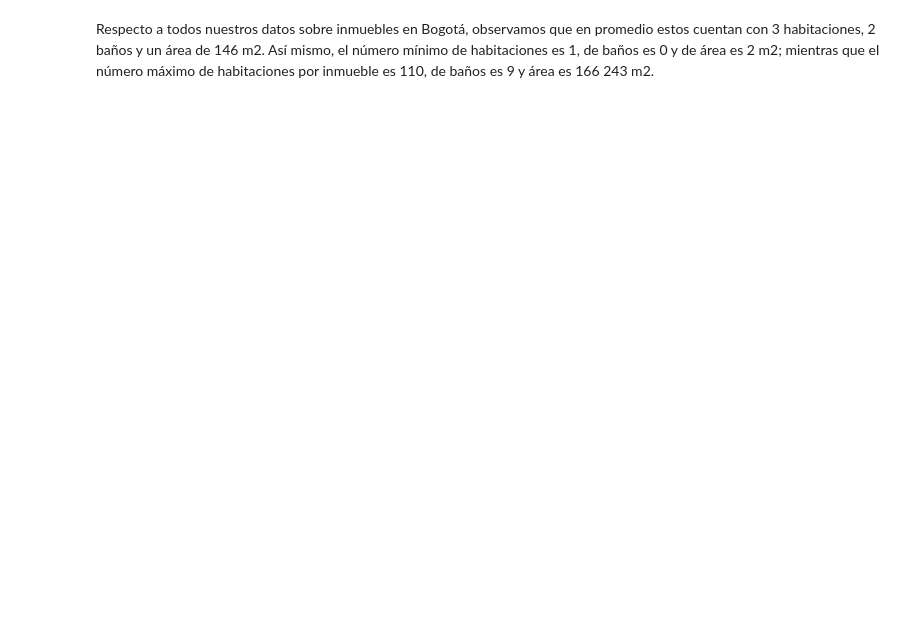
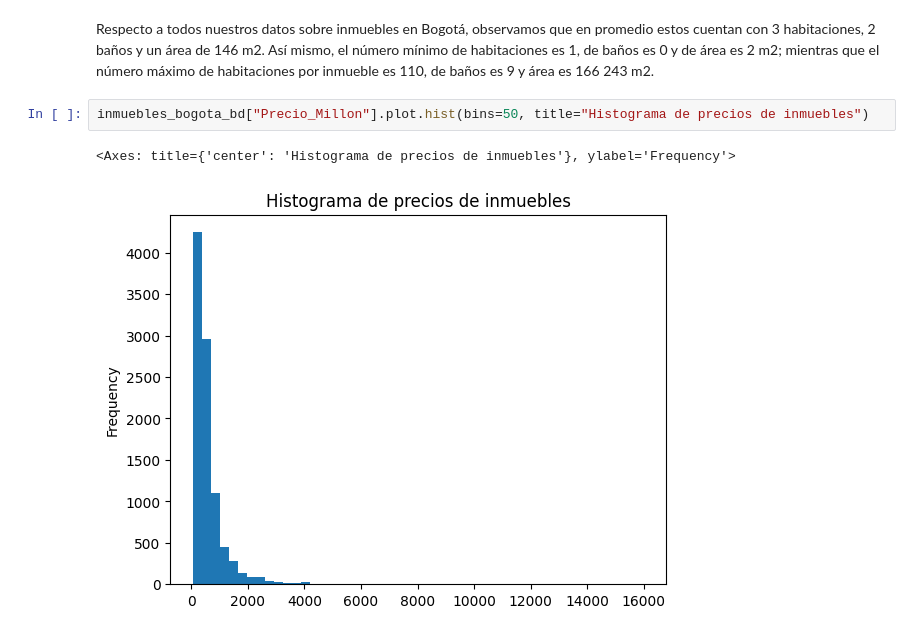
Before and after one commit to aaizaguirre/Inmersion_datos_Alura, a Jupyter notebook: analisis_inmuebles_bogota_alura_latam.ipynb, the cells around one changed output. Cells and saved outputs as stored; diff of their text form; blank space fills up the shorter version.

```diff
--- a/analisis_inmuebles_bogota_alura_latam.ipynb
+++ b/analisis_inmuebles_bogota_alura_latam.ipynb
@@ -172,2 +188,7 @@ inmuebles_bogota_bd.describe()
 # %% [markdown]
 Respecto a todos nuestros datos sobre inmuebles en Bogotá, observamos que en promedio estos cuentan con 3 habitaciones, 2 baños y un área de 146 m2. Así mismo, el número mínimo de habitaciones es 1, de baños es 0 y de área es 2 m2; mientras que el número máximo de habitaciones por inmueble es 110, de baños es 9 y área es 166 243 m2.
+# %%
+inmuebles_bogota_bd["Precio_Millon"].plot.hist(bins=50, title="Histograma de precios de inmuebles")
+# %% [output]
+<Axes: title={'center': 'Histograma de precios de inmuebles'}, ylabel='Frequency'>
+[figure, added]
```
Also changed, not shown: parts of 24 cells of this notebook.
